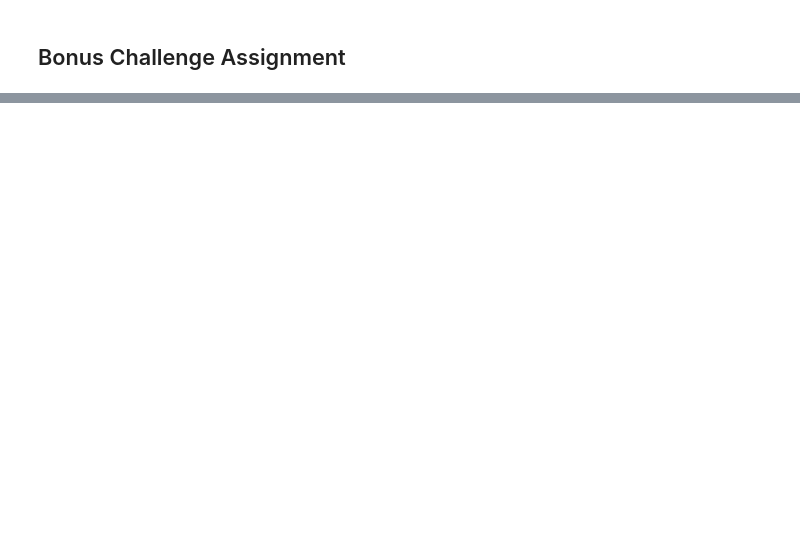
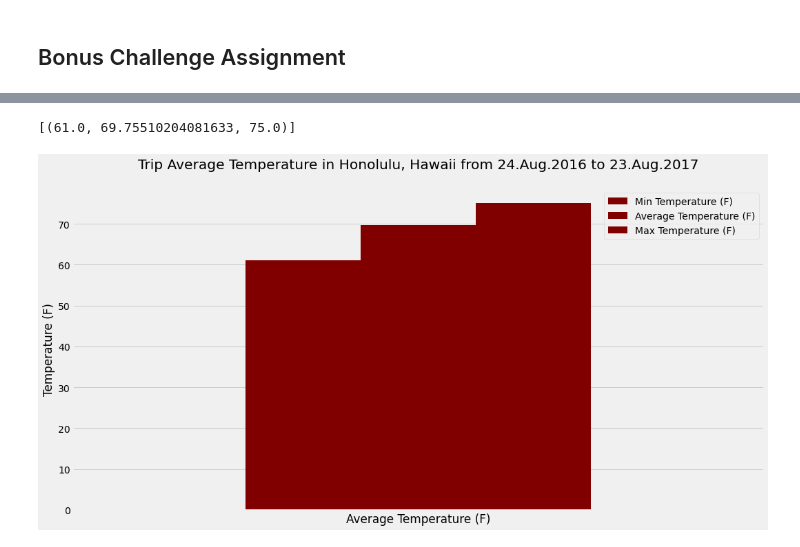
Before and after one commit to uldom/SQLAlchemy_Challenge, a Jupyter notebook: climate_starter.ipynb, the cells around one changed output, grey strips where cells are left out. Saved outputs shown, nothing was run; the diff lists cells and outputs as text; code cells hidden in the pictures; blank space fills up the shorter version.

```diff
--- a/climate_starter.ipynb
+++ b/climate_starter.ipynb
@@ -182,11 +207,30 @@ print(calc_temps('2012-02-28', '2012-03-05'))
 # %%
 # Use your previous function `calc_temps` to calculate the tmin, tavg, and tmax
 # for your trip using the previous year's data for those same dates.
+
+print(calc_temps('2011-02-28', '2011-03-05'))
+# %% [output]
+[(61.0, 69.75510204081633, 75.0)]
 # %%
 # Plot the results from your previous query as a bar chart.
 # Use "Trip Avg Temp" as your Title
 # Use the average temperature for the y value
 # Use the peak-to-peak (tmax-tmin) value as the y error bar (yerr)
+
+trip_df = pd.DataFrame(calc_temps('2011-02-28', '2011-03-05'), columns = ['Min Temperature (F)','Average Temperature (F)','Max Temperature (F)'])
+trip_df
+
+# Bar chart
+trip_df.plot.bar(by=None, figsize=(16,8), color='maroon')
+plt.title('Trip Average Temperature in Honolulu, Hawaii from 24.Aug.2016 to 23.Aug.2017\n')
+plt.ylabel('Temperature (F)')
+plt.xlabel('Average Temperature (F)')
+plt.xticks([])
+# plt.savefig('Images/Temperature_Histogram.png',bbox_inches = 'tight')
+plt.tight_layout
+plt.show()
+# %% [output]
+[figure, added]
 # %%
 # Calculate the total amount of rainfall per weather station for your trip dates using the previous year's matching dates.
 # Sort this in descending order by precipitation amount and list the station, name, latitude, longitude, and elevation
```
Also changed, not shown: parts of 7 cells of this notebook, 1 other file.
